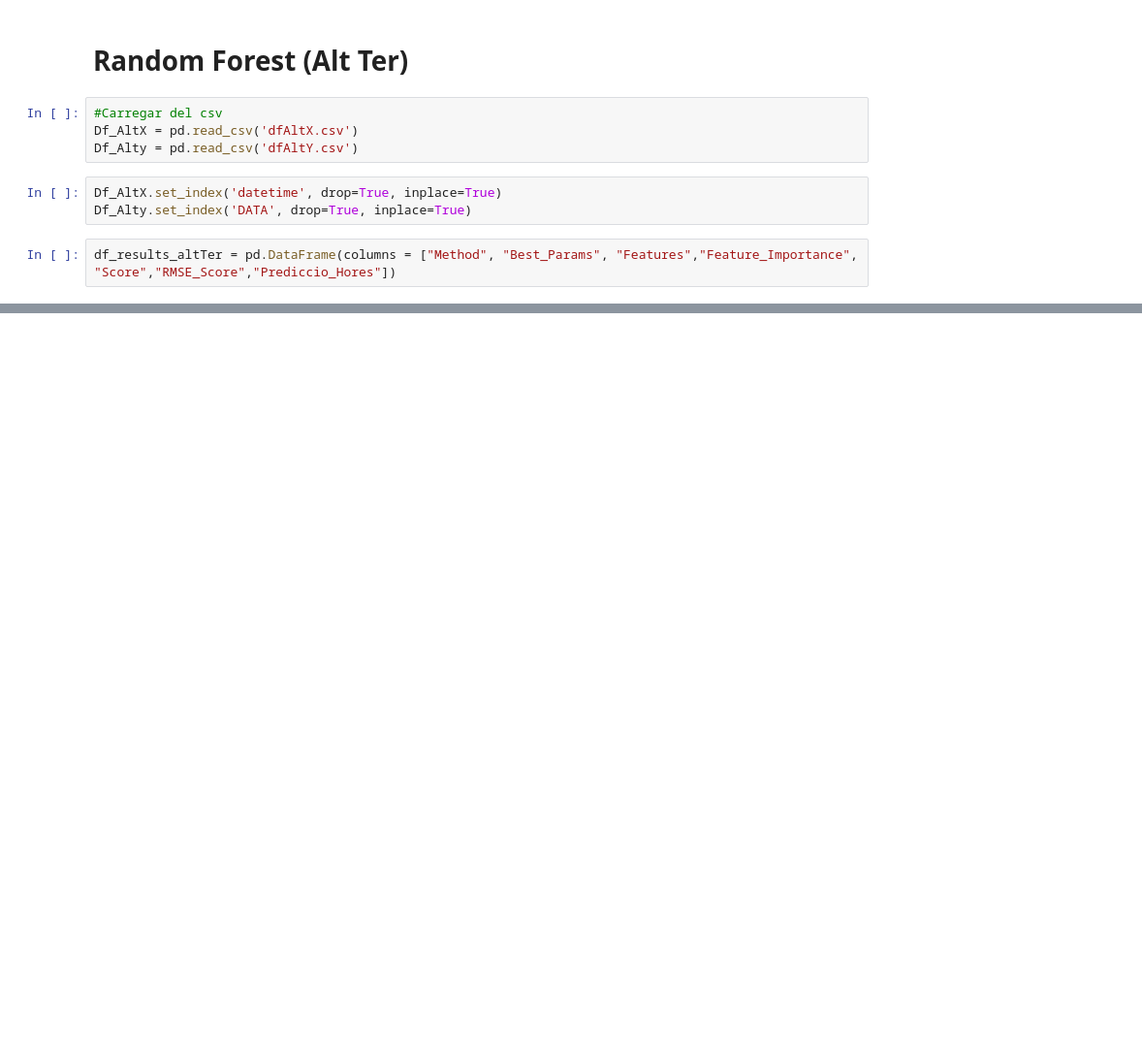
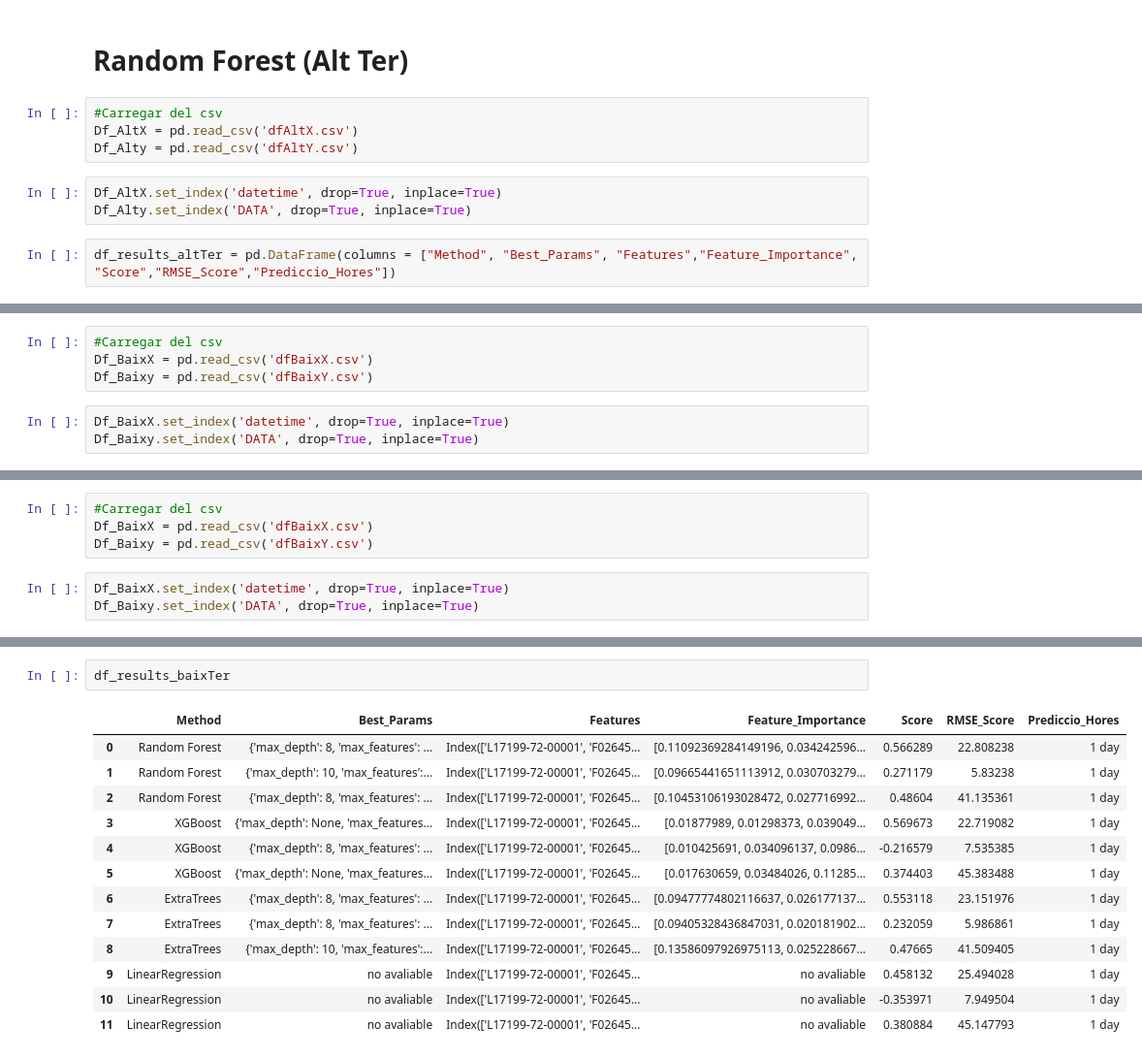
Before and after one commit to FabianUB/CodiTFG, a Jupyter notebook: Forecasting.ipynb, the cells around one changed output, grey strips where cells are left out. Shown at 97% size. Cells and saved outputs as stored; diff of their text form; blank space fills up the shorter version.

```diff
--- a/Forecasting.ipynb
+++ b/Forecasting.ipynb
@@ -604,0 +956,7 @@ df_results_altTer
+# %%
+#Carregar del csv
+Df_BaixX = pd.read_csv('dfBaixX.csv')
+Df_Baixy = pd.read_csv('dfBaixY.csv')
+# %%
+Df_BaixX.set_index('datetime', drop=True, inplace=True)
+Df_Baixy.set_index('DATA', drop=True, inplace=True)
@@ -604,0 +1058,7 @@ df_results_altTer
+# %%
+#Carregar del csv
+Df_BaixX = pd.read_csv('dfBaixX.csv')
+Df_Baixy = pd.read_csv('dfBaixY.csv')
+# %%
+Df_BaixX.set_index('datetime', drop=True, inplace=True)
+Df_Baixy.set_index('DATA', drop=True, inplace=True)
@@ -604,0 +1134,16 @@ df_results_altTer
+# %%
+df_results_baixTer
+# %% [output]
+|  | Method | Best_Params | Features | Feature_Importance | Score | RMSE_Score | Prediccio_Hores |
+| 0 | Random Forest | {'max_depth': 8, 'max_features': ... | Index(['L17199-72-00001', 'F02645... | [0.11092369284149196, 0.034242596... | 0.566289 | 22.808238 | 1 day |
+| 1 | Random Forest | {'max_depth': 10, 'max_features':... | Index(['L17199-72-00001', 'F02645... | [0.09665441651113912, 0.030703279... | 0.271179 | 5.83238 | 1 day |
+| 2 | Random Forest | {'max_depth': 8, 'max_features': ... | Index(['L17199-72-00001', 'F02645... | [0.10453106193028472, 0.027716992... | 0.48604 | 41.135361 | 1 day |
+| 3 | XGBoost | {'max_depth': None, 'max_features... | Index(['L17199-72-00001', 'F02645... | [0.01877989, 0.01298373, 0.039049... | 0.569673 | 22.719082 | 1 day |
+| 4 | XGBoost | {'max_depth': 8, 'max_features': ... | Index(['L17199-72-00001', 'F02645... | [0.010425691, 0.034096137, 0.0986... | -0.216579 | 7.535385 | 1 day |
+| 5 | XGBoost | {'max_depth': None, 'max_features... | Index(['L17199-72-00001', 'F02645... | [0.017630659, 0.03484026, 0.11285... | 0.374403 | 45.383488 | 1 day |
+| 6 | ExtraTrees | {'max_depth': 8, 'max_features': ... | Index(['L17199-72-00001', 'F02645... | [0.09477774802116637, 0.026177137... | 0.553118 | 23.151976 | 1 day |
+| 7 | ExtraTrees | {'max_depth': 8, 'max_features': ... | Index(['L17199-72-00001', 'F02645... | [0.09405328436847031, 0.020181902... | 0.232059 | 5.986861 | 1 day |
+| 8 | ExtraTrees | {'max_depth': 10, 'max_features':... | Index(['L17199-72-00001', 'F02645... | [0.13586097926975113, 0.025228667... | 0.47665 | 41.509405 | 1 day |
+| 9 | LinearRegression | no avaliable | Index(['L17199-72-00001', 'F02645... | no avaliable | 0.458132 | 25.494028 | 1 day |
+| 10 | LinearRegression | no avaliable | Index(['L17199-72-00001', 'F02645... | no avaliable | -0.353971 | 7.949504 | 1 day |
+| 11 | LinearRegression | no avaliable | Index(['L17199-72-00001', 'F02645... | no avaliable | 0.380884 | 45.147793 | 1 day |
```
Also changed, not shown: parts of 66 cells of this notebook.
